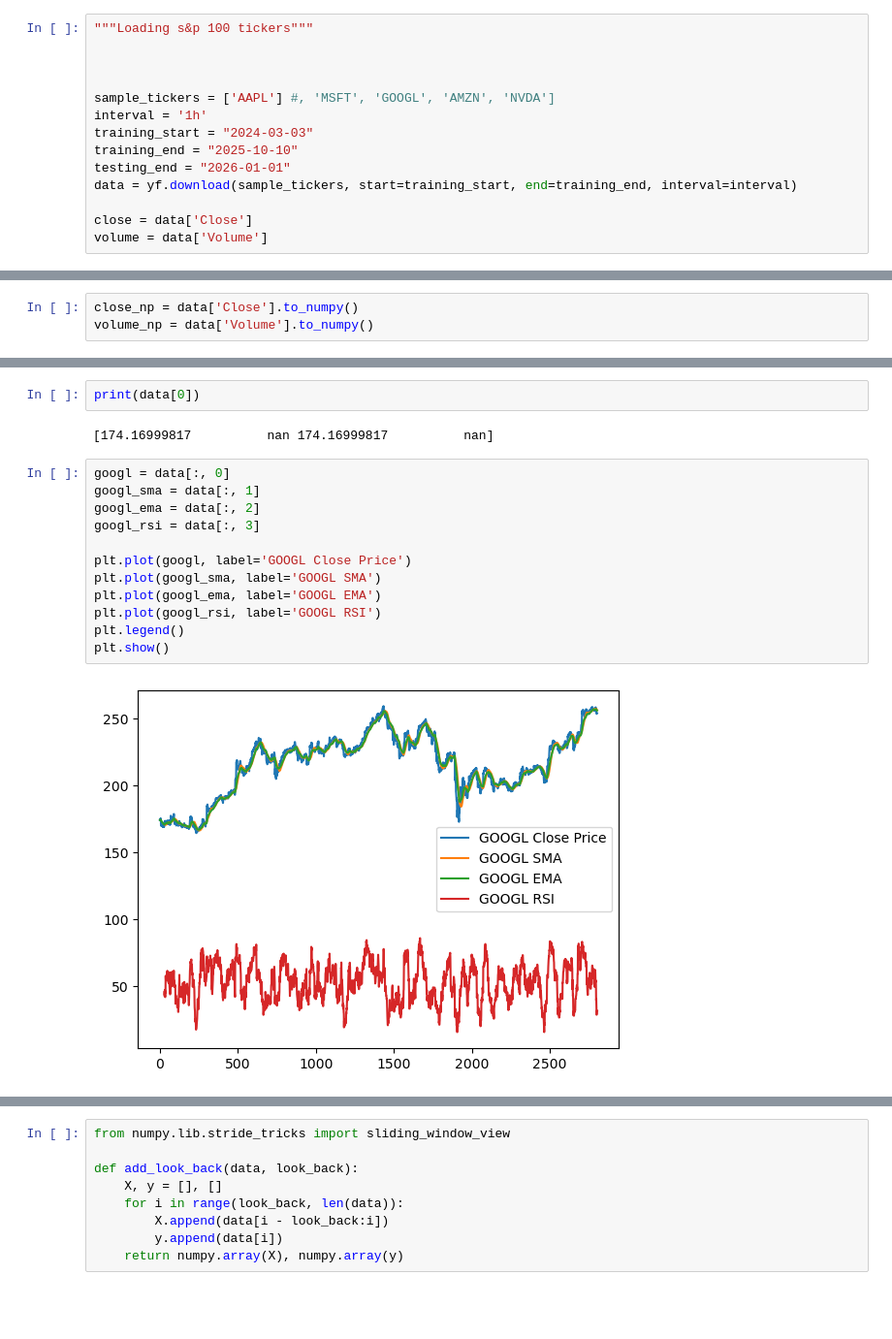
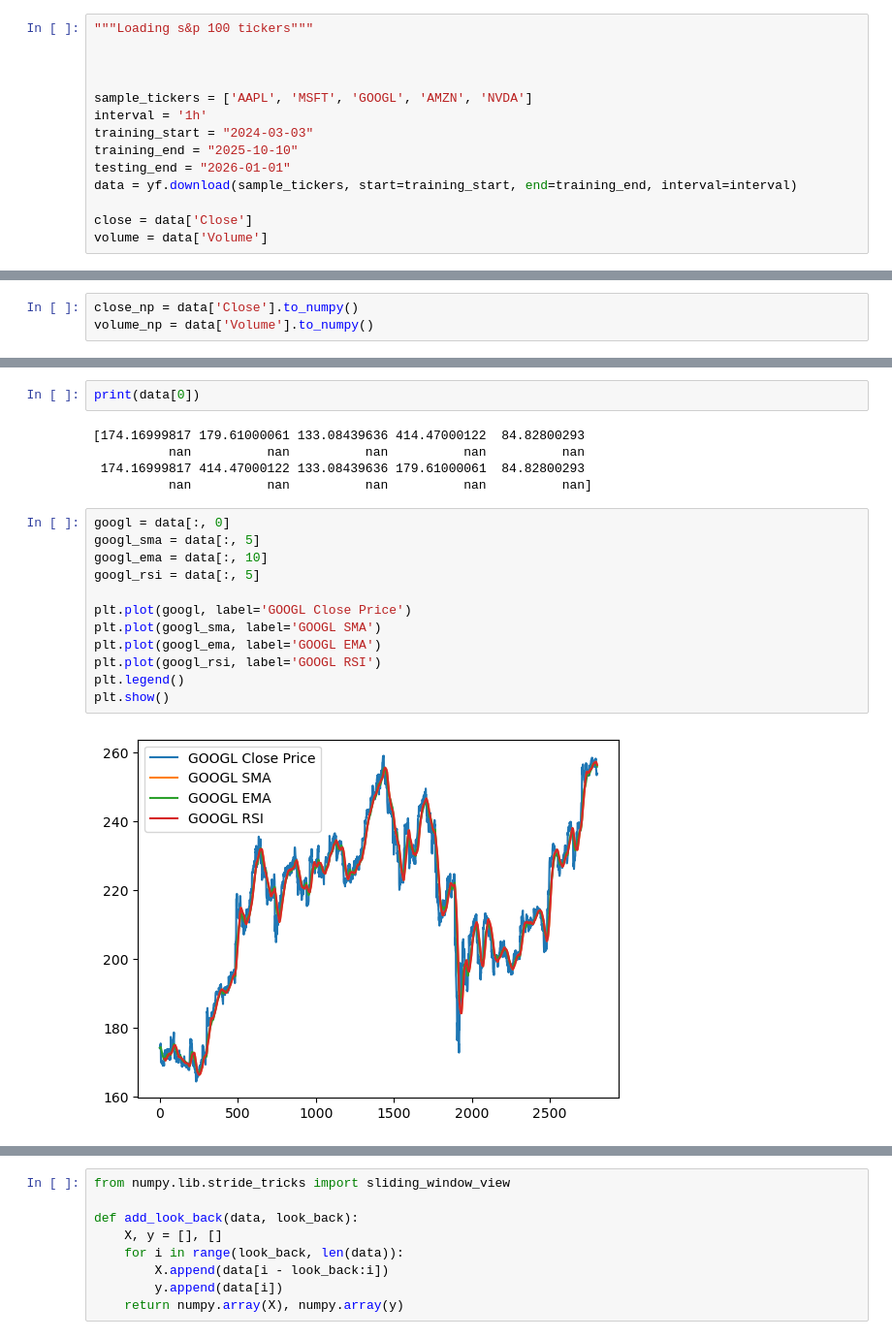
Before and after one commit to MDBowen/IndividualProject, a Jupyter notebook: experiment.ipynb, the cells around one changed output, grey strips where cells are left out. Shown at 97% size. Saved outputs shown, nothing was run; the diff lists cells and outputs as text; blank space fills up the shorter version.

```diff
--- a/experiment.ipynb
+++ b/experiment.ipynb
@@ -29,7 +29,7 @@ Data Preperation
 
 
 
-sample_tickers = ['AAPL'] #, 'MSFT', 'GOOGL', 'AMZN', 'NVDA']
+sample_tickers = ['AAPL', 'MSFT', 'GOOGL', 'AMZN', 'NVDA']
 interval = '1h'
 training_start = "2024-03-03"
 training_end = "2025-10-10"
@@ -82,21 +94,24 @@ See the caveats in the documentation: https://pandas.pydata.org/pandas-docs/stab
 # %%
 print(data[0])
 # %% [output]
-[174.16999817          nan 174.16999817          nan]
+[174.16999817 179.61000061 133.08439636 414.47000122  84.82800293
+          nan          nan          nan          nan          nan
+ 174.16999817 414.47000122 133.08439636 179.61000061  84.82800293
+          nan          nan          nan          nan          nan]
 # %%
 googl = data[:, 0]
-googl_sma = data[:, 1]
-googl_ema = data[:, 2]
-googl_rsi = data[:, 3]
+googl_sma = data[:, 5]
+googl_ema = data[:, 10]
+googl_rsi = data[:, 5]
 
 plt.plot(googl, label='GOOGL Close Price')
 plt.plot(googl_sma, label='GOOGL SMA')
 plt.plot(googl_ema, label='GOOGL EMA')
 plt.plot(googl_rsi, label='GOOGL RSI')
 plt.legend()
 plt.show()
 # %% [output]
-[figure, old version]
+[figure, new version]
 # %%
 print(data.shape)
 # %% [output]
```
Also changed, not shown: parts of 23 cells of this notebook, 13 other files.
